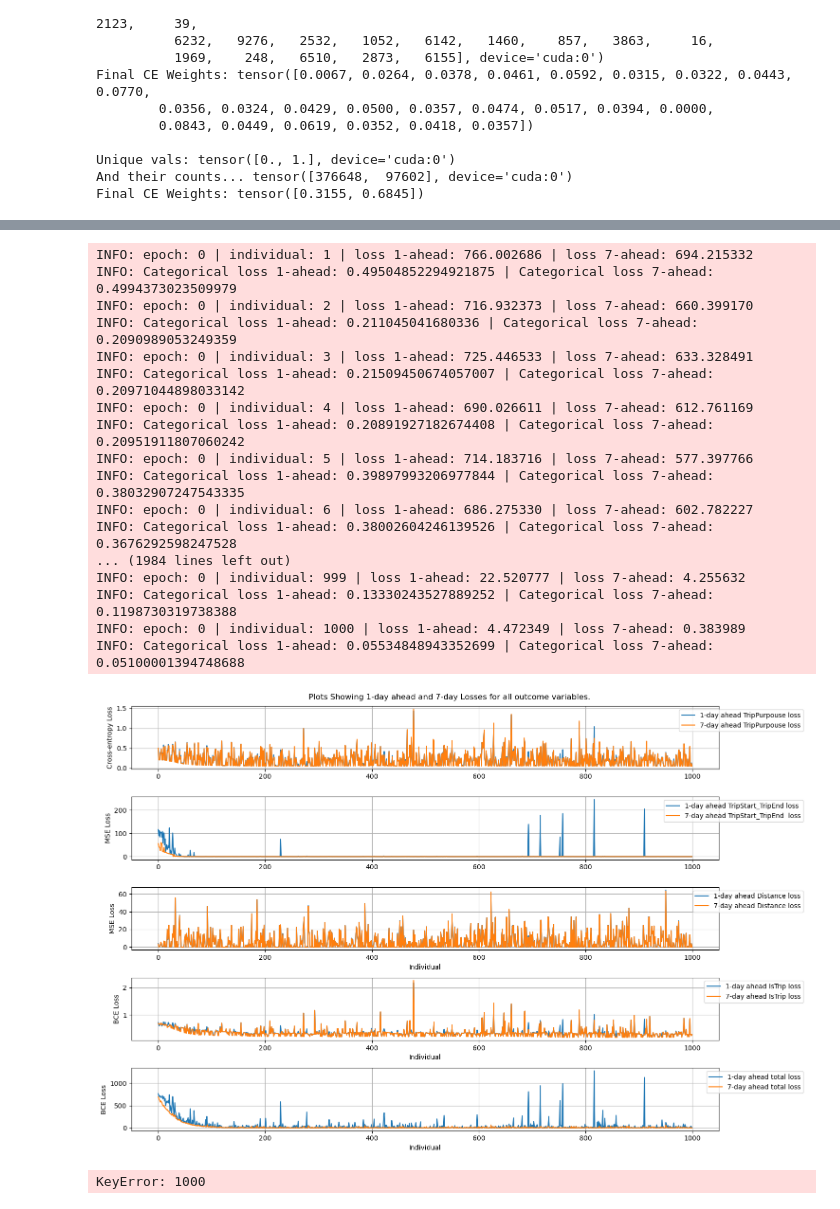
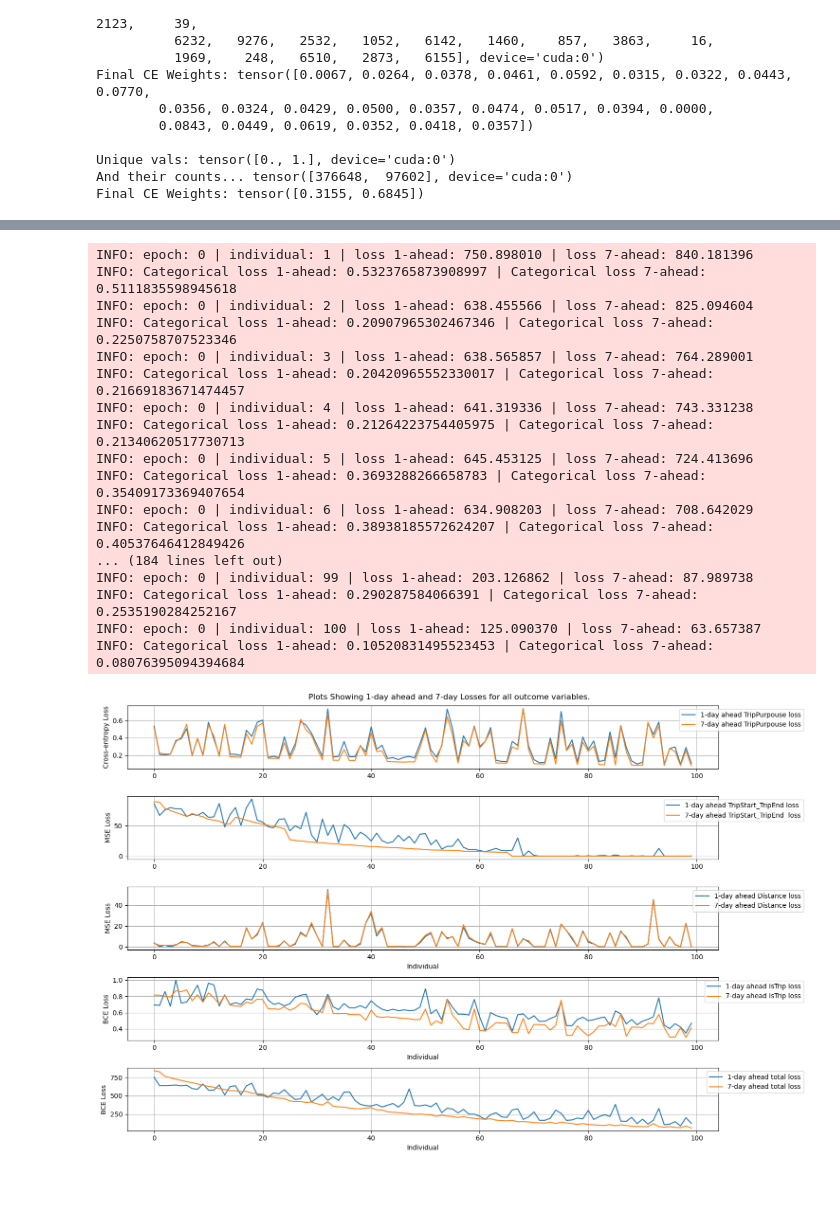
Before and after one commit to andriysinclair/GANS4MOBILITY, a Jupyter notebook: before_duration.ipynb, the cells around one changed output, grey strips where cells are left out. Drawn from its saved outputs; the diff is of its cells as text; code cells hidden in the pictures.

```diff
--- a/before_duration.ipynb
+++ b/before_duration.ipynb
@@ -563,7 +563,7 @@ tensor([ 1,  3, 23,  0,  0,  0,  0,  0,  0,  0], device='cuda:0')
 # Defining parameters
 INPUT_SIZE = 84     # Total number of features
 HIDDEN_SIZE = 9
-NUM_LAYERS = 2
+NUM_LAYERS = 1
 OUTPUT_SIZE_TS_TE = 20    # Outsize of TripStart and TripEnd
 OUTPUT_SIZE_DIST = 10     # Output Size of distance
 OUTPUT_SIZE_CAT = 10 # 10 outcome vars
@@ -786,13 +782,14 @@ optimizer = torch.optim.Adam(rnn_model.parameters(), lr=0.0005)
 
 epochs = 1
 seq_length = 7
-i_to_loop = 1000
-last_x_i = 1
+i_to_loop = 100
 
 c1_penalty_weight = 5
 c2_penalty_weight = 5
 
+make_travel_diaries = True
 complete_travel_diaries = {}
+complete_travel_diaries_dfs = []
 
 for epochi in range(epochs):
 
@@ -913,24 +910,13 @@ for epochi in range(epochs):
                 #logging.info(f"Mask7_interleave: {y_mask_7.repeat_interleave(2)}")
             '''
 
-            if individual_i > i_to_loop - last_x_i:
-                #logging.info("")
-                #logging.info(y_distance_pred_7.reshape(1,1,-1).shape)
-                #logging.info(categorical_prediction7.reshape(1,1,-1).shape)
-                #logging.info(y_mask_7.shape)
-                #logging.info((y_ts_te_pred_7 * y_mask_7.repeat_interleave(2)).reshape(1,1,-1).shape)
-                #logging.info((y_distance_pred_7 * y_mask_7).reshape(1,1,-1).shape)
-                #logging.info((categorical_prediction7 * y_mask_7).reshape(1,1,-1).shape)
-                #logging.info(y_istrip_pred_7.reshape(1,1,-1).shape)
-
-
-
+            if make_travel_diaries:
                 outcome_pred_7_complete = torch.cat([ (y_ts_te_pred_7 * y_mask_7.repeat_interleave(2)).reshape(1,1,-1),
                             (y_distance_pred_7 * y_mask_7.reshape(-1)        ).reshape(1,1,-1),
                             (categorical_prediction7 * y_mask_7.reshape(-1)     ).reshape(1,1,-1),
                             y_mask_7.reshape(1,1,-1)], dim=2).detach()
 
-                logging.info(outcome_pred_7_complete.shape)
+                #logging.info(outcome_pred_7_complete.shape)
 
                 if individual_i in complete_travel_diaries:
                     complete_travel_diaries[individual_i] = torch.cat([complete_travel_diaries[individual_i], outcome_pred_7_complete], dim=1).detach()
@@ -1019,6 +1005,15 @@ for epochi in range(epochs):
         logging.info(f"epoch: {epochi} | individual: {individual_i+1} | loss 1-ahead: {combined_loss1:2f} | loss 7-ahead: {combined_loss7:2f}")
         logging.info(f"Categorical loss 1-ahead: {purpouse_loss1} | Categorical loss 7-ahead: {purpouse_loss7}")
 
+        if make_travel_diaries:
+
+            df = pd.DataFrame(complete_travel_diaries[individual_i].reshape(7,50).cpu().numpy())
+            df.iloc[:,:20] = df.iloc[:,:20].apply(lambda x: custom_numerical_scaler(x=x, x_min=0, x_max=60*24, inverse=True))
+            df.iloc[:,20:30] = df.iloc[:,20:30].apply(lambda x: log_transformer(x, inverse=True))
+            df["i_id"] = individual_i
+
+            complete_travel_diaries_dfs.append(df)
+
         purpouse_loss_for_i_1[individual_i] = purpouse_loss1
         purpouse_loss_for_i_7[individual_i] = purpouse_loss7
 
@@ -1071,56 +1066,48 @@ plt.xlabel("Individual")
 plt.ylabel("MSE Loss")
 plt.grid()
 plt.legend(loc="upper right", bbox_to_anchor=(1.15, 1))
 
 # Plot 3: 7-day MSE Losses
 plt.subplot(5, 1, 4)
 plt.plot(x_vals, istrip_loss_for_i_1, label="1-day ahead IsTrip loss")
 plt.plot(x_vals, istrip_loss_for_i_7, label="7-day ahead IsTrip loss")
 plt.xlabel("Individual")
 plt.ylabel("BCE Loss")
 plt.grid()
 plt.legend(loc="upper right", bbox_to_anchor=(1.15, 1))
 
 # Plot 3: 7-day MSE Losses
 plt.subplot(5, 1, 5)
 plt.plot(x_vals, total_loss_1, label="1-day ahead total loss")
 plt.plot(x_vals, total_loss_7, label="7-day ahead total loss")
 plt.xlabel("Individual")
 plt.ylabel("BCE Loss")
 plt.grid()
 plt.legend(loc="upper right", bbox_to_anchor=(1.15, 1))
 
 plt.tight_layout()
 
 # Save plot as PDF
 plt.savefig("/home/trapfishscott/Cambridge24.25/D200_ML_econ/ProblemSets/Project/data/loss_plot.pdf", format="pdf", dpi=300, bbox_inches="tight")
 
 
 plt.show()
 # %% [output]
-INFO: epoch: 0 | individual: 1 | loss 1-ahead: 766.002686 | loss 7-ahead: 694.215332
-INFO: Categorical loss 1-ahead: 0.49504852294921875 | Categorical loss 7-ahead: 0.4994373023509979
-INFO: epoch: 0 | individual: 2 | loss 1-ahead: 716.932373 | loss 7-ahead: 660.399170
-INFO: Categorical loss 1-ahead: 0.211045041680336 | Categorical loss 7-ahead: 0.2090989053249359
-INFO: epoch: 0 | individual: 3 | loss 1-ahead: 725.446533 | loss 7-ahead: 633.328491
-INFO: Categorical loss 1-ahead: 0.21509450674057007 | Categorical loss 7-ahead: 0.20971044898033142
-INFO: epoch: 0 | individual: 4 | loss 1-ahead: 690.026611 | loss 7-ahead: 612.761169
-INFO: Categorical loss 1-ahead: 0.20891927182674408 | Categorical loss 7-ahead: 0.20951911807060242
-INFO: epoch: 0 | individual: 5 | loss 1-ahead: 714.183716 | loss 7-ahead: 577.397766
-INFO: Categorical loss 1-ahead: 0.39897993206977844 | Categorical loss 7-ahead: 0.38032907247543335
-INFO: epoch: 0 | individual: 6 | loss 1-ahead: 686.275330 | loss 7-ahead: 602.782227
-INFO: Categorical loss 1-ahead: 0.38002604246139526 | Categorical loss 7-ahead: 0.3676292598247528
-... (1984 lines left out)
-INFO: epoch: 0 | individual: 999 | loss 1-ahead: 22.520777 | loss 7-ahead: 4.255632
-INFO: Categorical loss 1-ahead: 0.13330243527889252 | Categorical loss 7-ahead: 0.1198730319738388
-INFO: epoch: 0 | individual: 1000 | loss 1-ahead: 4.472349 | loss 7-ahead: 0.383989
-INFO: Categorical loss 1-ahead: 0.05534848943352699 | Categorical loss 7-ahead: 0.05100001394748688
+INFO: epoch: 0 | individual: 1 | loss 1-ahead: 750.898010 | loss 7-ahead: 840.181396
+INFO: Categorical loss 1-ahead: 0.5323765873908997 | Categorical loss 7-ahead: 0.5111835598945618
+INFO: epoch: 0 | individual: 2 | loss 1-ahead: 638.455566 | loss 7-ahead: 825.094604
+INFO: Categorical loss 1-ahead: 0.20907965302467346 | Categorical loss 7-ahead: 0.2250758707523346
+INFO: epoch: 0 | individual: 3 | loss 1-ahead: 638.565857 | loss 7-ahead: 764.289001
+INFO: Categorical loss 1-ahead: 0.20420965552330017 | Categorical loss 7-ahead: 0.21669183671474457
+INFO: epoch: 0 | individual: 4 | loss 1-ahead: 641.319336 | loss 7-ahead: 743.331238
+INFO: Categorical loss 1-ahead: 0.21264223754405975 | Categorical loss 7-ahead: 0.21340620517730713
+INFO: epoch: 0 | individual: 5 | loss 1-ahead: 645.453125 | loss 7-ahead: 724.413696
+INFO: Categorical loss 1-ahead: 0.3693288266658783 | Categorical loss 7-ahead: 0.35409173369407654
+INFO: epoch: 0 | individual: 6 | loss 1-ahead: 634.908203 | loss 7-ahead: 708.642029
+INFO: Categorical loss 1-ahead: 0.38938185572624207 | Categorical loss 7-ahead: 0.40537646412849426
+... (184 lines left out)
+INFO: epoch: 0 | individual: 99 | loss 1-ahead: 203.126862 | loss 7-ahead: 87.989738
+INFO: Categorical loss 1-ahead: 0.290287584066391 | Categorical loss 7-ahead: 0.2535190284252167
+INFO: epoch: 0 | individual: 100 | loss 1-ahead: 125.090370 | loss 7-ahead: 63.657387
+INFO: Categorical loss 1-ahead: 0.10520831495523453 | Categorical loss 7-ahead: 0.08076395094394684
-[figure, old version]
+[figure, new version]
-# %%
-df = pd.DataFrame(complete_travel_diaries[1000].reshape(7,50).cpu().numpy())
-df.iloc[:,:20] = df.iloc[:,:20].apply(lambda x: custom_numerical_scaler(x=x, x_min=0, x_max=60*24, inverse=True))
-df.iloc[:,20:30] = df.iloc[:,20:30].apply(lambda x: log_transformer(x, inverse=True))
-
-df.iloc[:,:]
-# %% [output]
-KeyError: 1000
```
Also changed, not shown: parts of 5 cells of this notebook.
